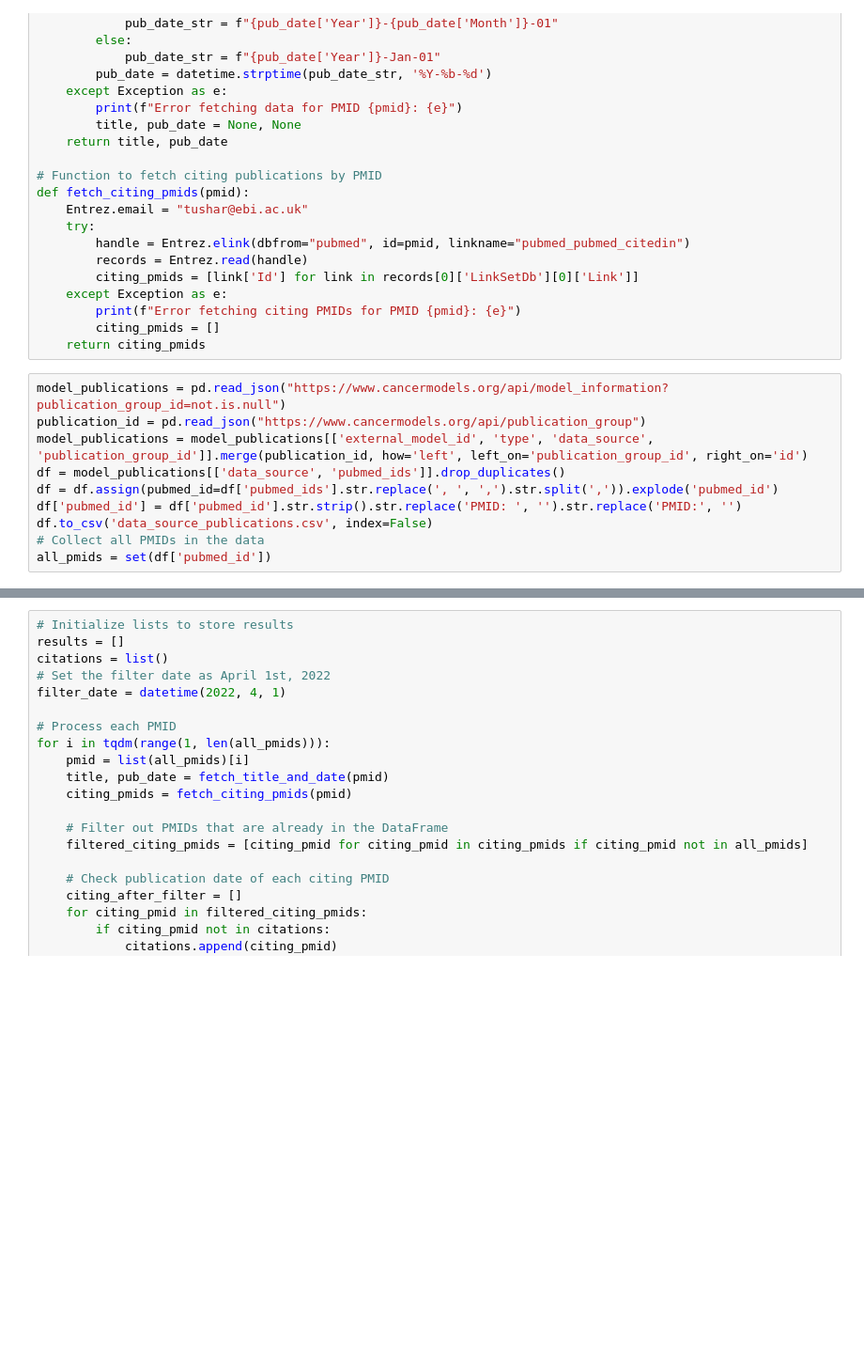
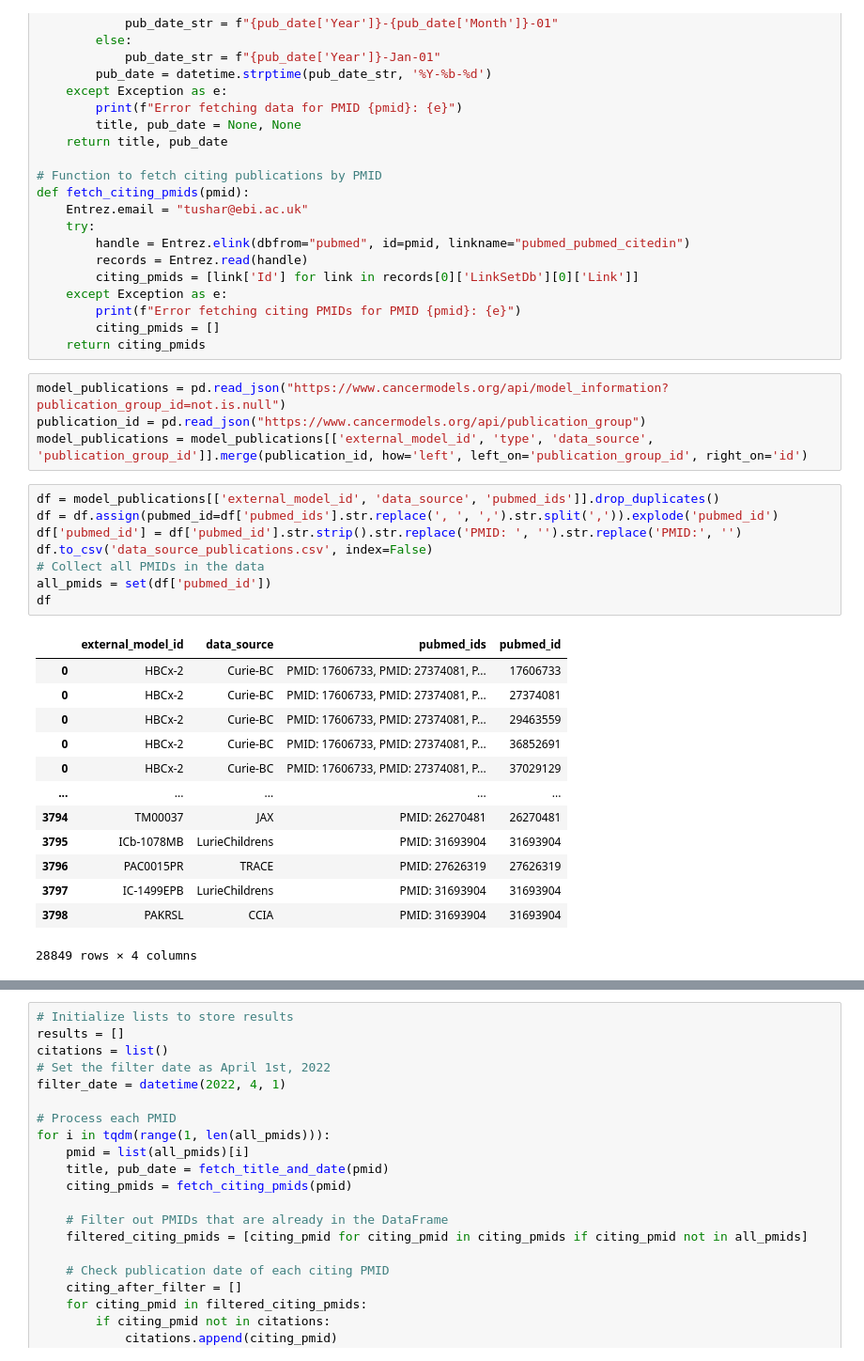
Before and after one commit to PDCMFinder/PdcmDataTransformers, a Jupyter notebook: citation/citations.ipynb, the cells around one changed output, grey strips where cells are left out. Shown at 94% size. Saved outputs shown, nothing was run; the diff lists cells and outputs as text; blank space fills up the shorter version.

```diff
--- a/citation/citations.ipynb
+++ b/citation/citations.ipynb
@@ -38,9 +38,25 @@ def fetch_citing_pmids(pmid):
 model_publications = pd.read_json("https://www.cancermodels.org/api/model_information?publication_group_id=not.is.null")
 publication_id = pd.read_json("https://www.cancermodels.org/api/publication_group")
 model_publications = model_publications[['external_model_id', 'type', 'data_source', 'publication_group_id']].merge(publication_id, how='left', left_on='publication_group_id', right_on='id')
-df = model_publications[['data_source', 'pubmed_ids']].drop_duplicates()
-df = df.assign(pubmed_id=df['pubmed_ids'].str.replace(', ', ',').str.split(',')).explode('pubmed_id')
-df['pubmed_id'] = df['pubmed_id'].str.strip().str.replace('PMID: ', '').str.replace('PMID:', '')
-df.to_csv('data_source_publications.csv', index=False)
-# Collect all PMIDs in the data
-all_pmids = set(df['pubmed_id'])
+# %%
+df = model_publications[['external_model_id', 'data_source', 'pubmed_ids']].drop_duplicates()
+df = df.assign(pubmed_id=df['pubmed_ids'].str.replace(', ', ',').str.split(',')).explode('pubmed_id')
+df['pubmed_id'] = df['pubmed_id'].str.strip().str.replace('PMID: ', '').str.replace('PMID:', '')
+df.to_csv('data_source_publications.csv', index=False)
+# Collect all PMIDs in the data
+all_pmids = set(df['pubmed_id'])
+df
+# %% [output]
+|  | external_model_id | data_source | pubmed_ids | pubmed_id |
+| 0 | HBCx-2 | Curie-BC | PMID: 17606733, PMID: 27374081, P... | 17606733 |
+| 0 | HBCx-2 | Curie-BC | PMID: 17606733, PMID: 27374081, P... | 27374081 |
+| 0 | HBCx-2 | Curie-BC | PMID: 17606733, PMID: 27374081, P... | 29463559 |
+| 0 | HBCx-2 | Curie-BC | PMID: 17606733, PMID: 27374081, P... | 36852691 |
+| 0 | HBCx-2 | Curie-BC | PMID: 17606733, PMID: 27374081, P... | 37029129 |
+| ... | ... | ... | ... | ... |
+| 3794 | TM00037 | JAX | PMID: 26270481 | 26270481 |
+| 3795 | ICb-1078MB | LurieChildrens | PMID: 31693904 | 31693904 |
+| 3796 | PAC0015PR | TRACE | PMID: 27626319 | 27626319 |
+| 3797 | IC-1499EPB | LurieChildrens | PMID: 31693904 | 31693904 |
+| 3798 | PAKRSL | CCIA | PMID: 31693904 | 31693904 |
+28849 rows × 4 columns
```
Also changed, not shown: parts of 1 cell of this notebook, 1 other file.
